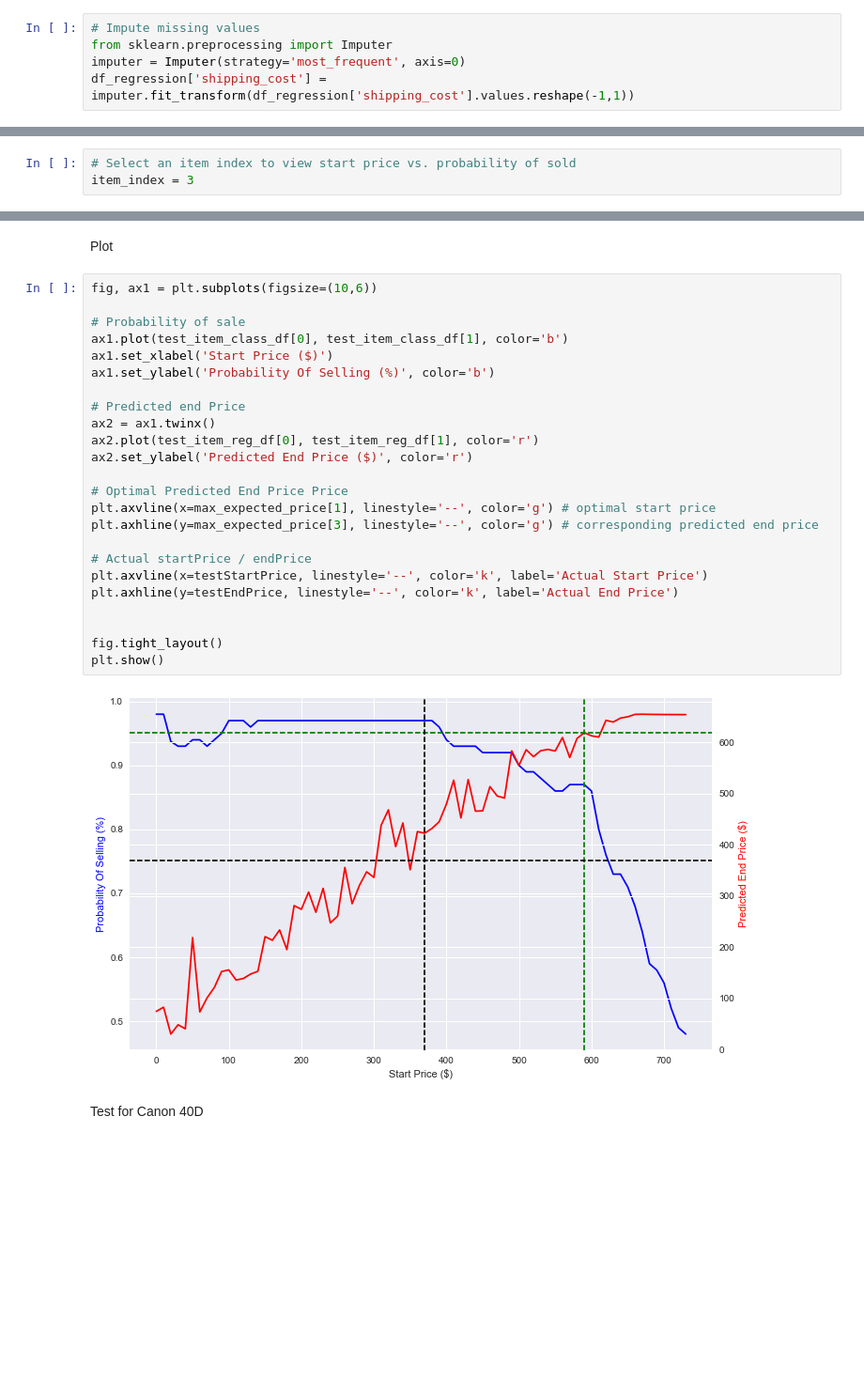
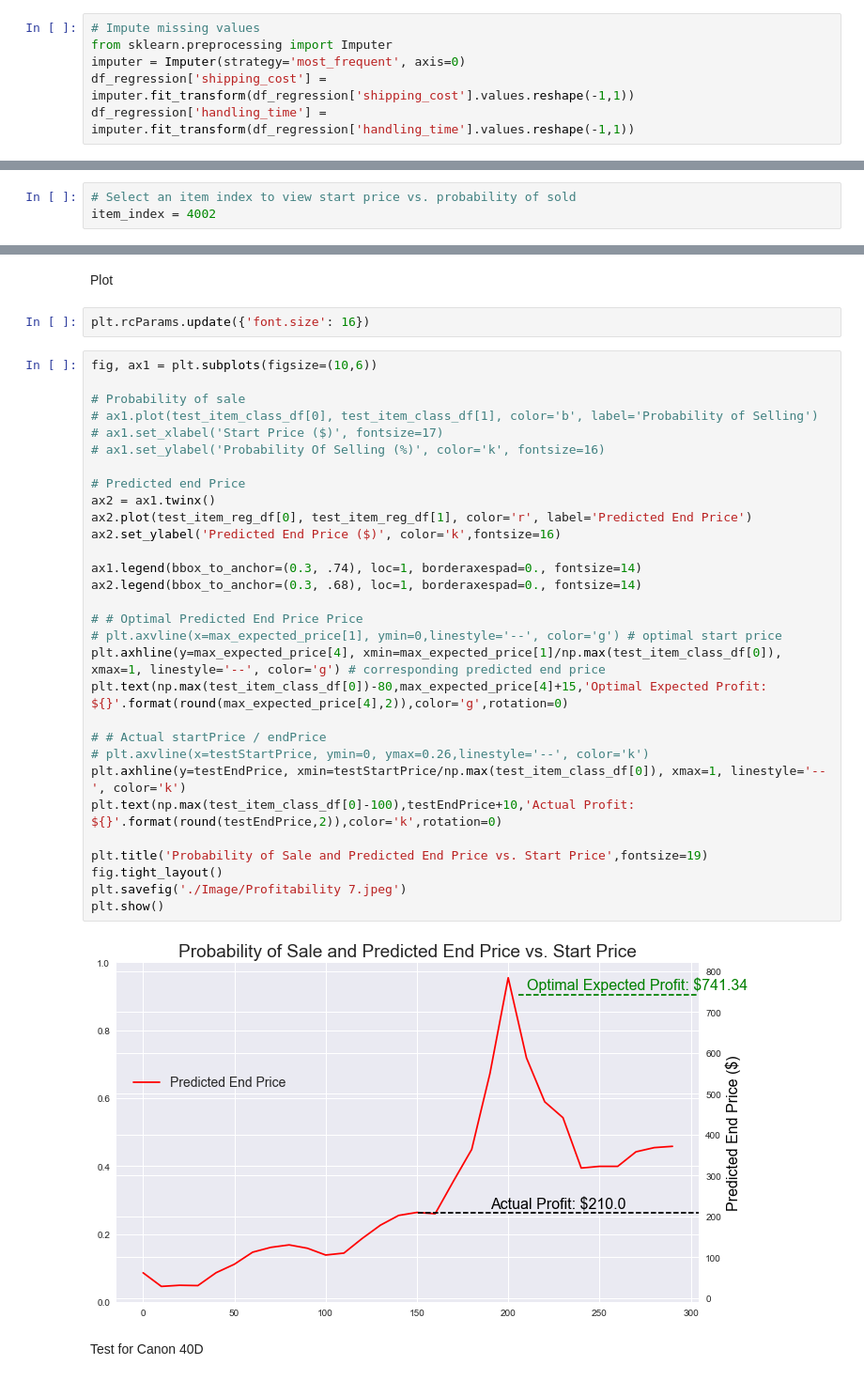
Before and after one commit to NathanZorndorf/ebay-price-predictor, a Jupyter notebook: data-analysis/ebay-exploration.ipynb, the cells around one changed output, grey strips where cells are left out. Shown at 94% size. Drawn from its saved outputs; the diff is of its cells as text; blank space fills up the shorter version.

```diff
--- a/data-analysis/ebay-exploration.ipynb
+++ b/data-analysis/ebay-exploration.ipynb
@@ -902,6 +899,7 @@ df_regression = pd.concat(data_frames_to_keep, axis=1)
 from sklearn.preprocessing import Imputer
 imputer = Imputer(strategy='most_frequent', axis=0)
 df_regression['shipping_cost'] = imputer.fit_transform(df_regression['shipping_cost'].values.reshape(-1,1))
+df_regression['handling_time'] = imputer.fit_transform(df_regression['handling_time'].values.reshape(-1,1))
 # %%
 df_regression.isnull().sum()
 # %% [output]
@@ -1043,4 +1045,4 @@ print 'average endPrice of listings: ${}'.format(round(np.mean(df_regression['en
 Plot startPrice vs. endPrice (where sold_state == 1), and startPrice vs. probability sold_state==1 on the same figure
 # %%
 # Select an item index to view start price vs. probability of sold
-item_index = 3
+item_index = 4002
@@ -1094,31 +1100,39 @@ Optimal Predicted End Price:$618.714156395, Optimal Start Price:$590.0, Chance o
 # %% [markdown]
 Plot
+# %%
+plt.rcParams.update({'font.size': 16})
 # %%
 fig, ax1 = plt.subplots(figsize=(10,6))
 
 # Probability of sale
-ax1.plot(test_item_class_df[0], test_item_class_df[1], color='b')
-ax1.set_xlabel('Start Price ($)')
-ax1.set_ylabel('Probability Of Selling (%)', color='b')
+# ax1.plot(test_item_class_df[0], test_item_class_df[1], color='b', label='Probability of Selling')
+# ax1.set_xlabel('Start Price ($)', fontsize=17)
+# ax1.set_ylabel('Probability Of Selling (%)', color='k', fontsize=16)
 
 # Predicted end Price
 ax2 = ax1.twinx()
-ax2.plot(test_item_reg_df[0], test_item_reg_df[1], color='r')
-ax2.set_ylabel('Predicted End Price ($)', color='r')
+ax2.plot(test_item_reg_df[0], test_item_reg_df[1], color='r', label='Predicted End Price')
+ax2.set_ylabel('Predicted End Price ($)', color='k',fontsize=16)
 
-# Optimal Predicted End Price Price
-plt.axvline(x=max_expected_price[1], linestyle='--', color='g') # optimal start price
-plt.axhline(y=max_expected_price[3], linestyle='--', color='g') # corresponding predicted end price
+ax1.legend(bbox_to_anchor=(0.3, .74), loc=1, borderaxespad=0., fontsize=14)
+ax2.legend(bbox_to_anchor=(0.3, .68), loc=1, borderaxespad=0., fontsize=14)
 
-# Actual startPrice / endPrice
-plt.axvline(x=testStartPrice, linestyle='--', color='k', label='Actual Start Price')
-plt.axhline(y=testEndPrice, linestyle='--', color='k', label='Actual End Price')
+# # Optimal Predicted End Price Price
+# plt.axvline(x=max_expected_price[1], ymin=0,linestyle='--', color='g') # optimal start price
+plt.axhline(y=max_expected_price[4], xmin=max_expected_price[1]/np.max(test_item_class_df[0]), xmax=1, linestyle='--', color='g') # corresponding predicted end price
+plt.text(np.max(test_item_class_df[0])-80,max_expected_price[4]+15,'Optimal Expected Profit: ${}'.format(round(max_expected_price[4],2)),color='g',rotation=0)
 
+# # Actual startPrice / endPrice
+# plt.axvline(x=testStartPrice, ymin=0, ymax=0.26,linestyle='--', color='k')
+plt.axhline(y=testEndPrice, xmin=testStartPrice/np.max(test_item_class_df[0]), xmax=1, linestyle='--', color='k')
+plt.text(np.max(test_item_class_df[0]-100),testEndPrice+10,'Actual Profit: ${}'.format(round(testEndPrice,2)),color='k',rotation=0)
 
+plt.title('Probability of Sale and Predicted End Price vs. Start Price',fontsize=19)
 fig.tight_layout()
+plt.savefig('./Image/Profitability 7.jpeg')
 plt.show()
 # %% [output]
-[figure, old version]
+[figure, new version]
 # %% [markdown]
 Test for Canon 40D
 # %% [markdown]
```
Also changed, not shown: parts of 16 cells of this notebook, 3 other files.
